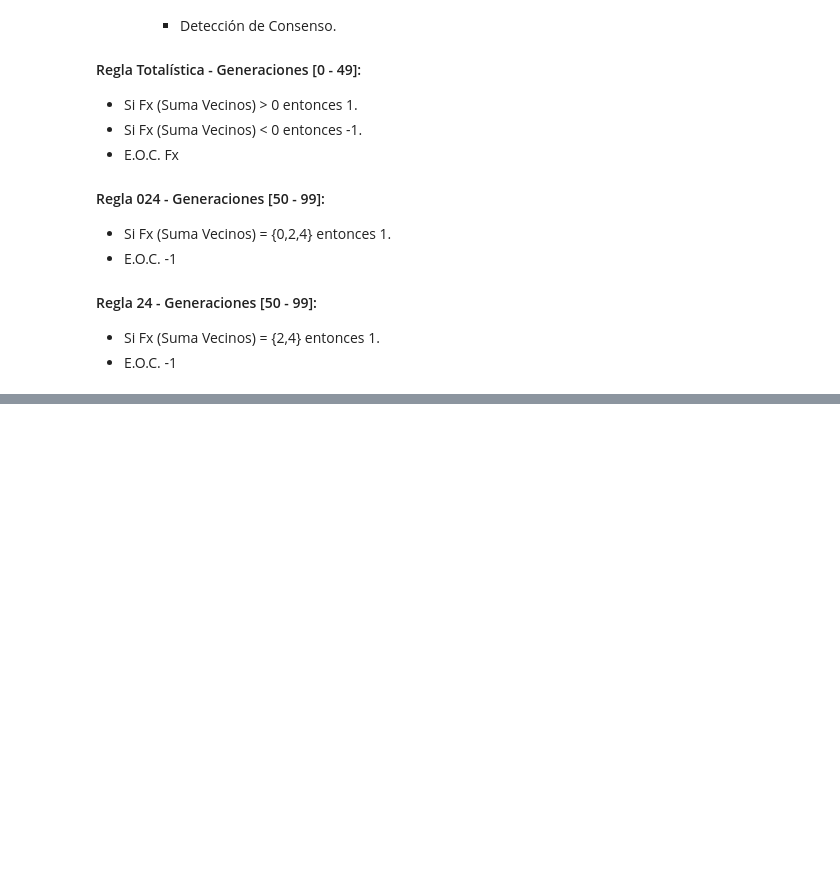
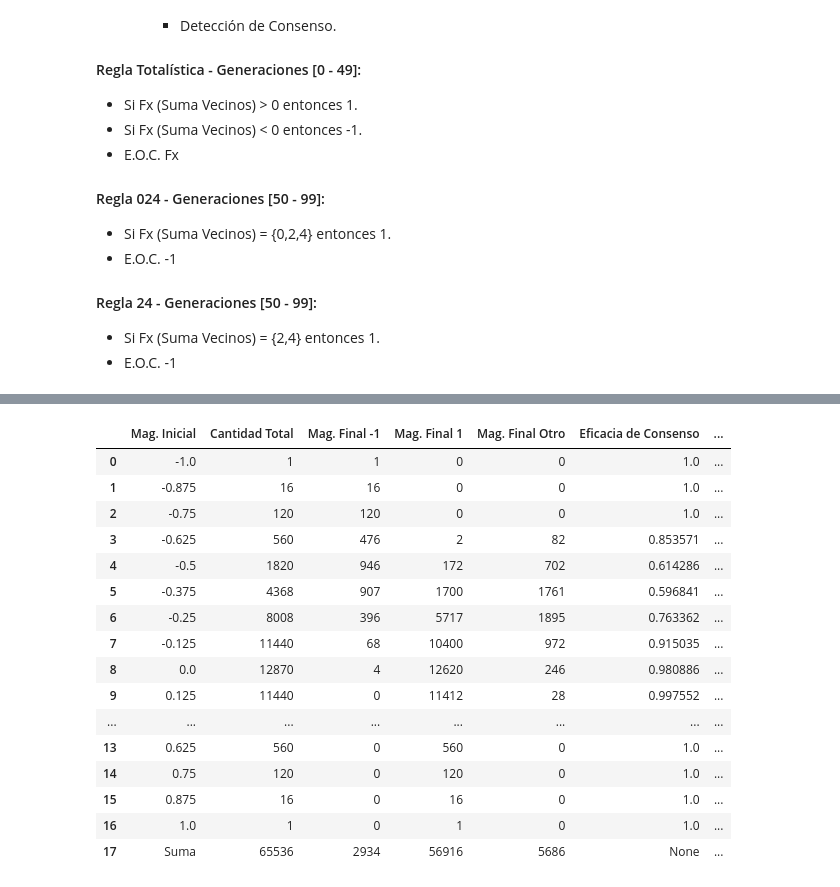
Before and after one commit to educarrascov/DISC_Complex, a Jupyter notebook: Script Prueba/4. Tarea Final/Pruebas Bidimensionales.ipynb, the cells around one changed output, grey strips where cells are left out. Drawn from its saved outputs; the diff is of its cells as text; code cells hidden in the pictures; blank space fills up the shorter version.

```diff
--- a/Script Prueba/4. Tarea Final/Pruebas Bidimensionales.ipynb
+++ b/Script Prueba/4. Tarea Final/Pruebas Bidimensionales.ipynb
@@ -3178,0 +4076,20 @@ for i, automata in enumerate(automatas_celulares):
+# %%
+tabla
+# %% [output]
+|  | Mag. Inicial | Cantidad Total | Mag. Final -1 | Mag. Final 1 | Mag. Final Otro | Eficacia de Consenso | ... |
+| 0 | -1.0 | 1 | 1 | 0 | 0 | 1.0 | ... |
+| 1 | -0.875 | 16 | 16 | 0 | 0 | 1.0 | ... |
+| 2 | -0.75 | 120 | 120 | 0 | 0 | 1.0 | ... |
+| 3 | -0.625 | 560 | 476 | 2 | 82 | 0.853571 | ... |
+| 4 | -0.5 | 1820 | 946 | 172 | 702 | 0.614286 | ... |
+| 5 | -0.375 | 4368 | 907 | 1700 | 1761 | 0.596841 | ... |
+| 6 | -0.25 | 8008 | 396 | 5717 | 1895 | 0.763362 | ... |
+| 7 | -0.125 | 11440 | 68 | 10400 | 972 | 0.915035 | ... |
+| 8 | 0.0 | 12870 | 4 | 12620 | 246 | 0.980886 | ... |
+| 9 | 0.125 | 11440 | 0 | 11412 | 28 | 0.997552 | ... |
+| ... | ... | ... | ... | ... | ... | ... | ... |
+| 13 | 0.625 | 560 | 0 | 560 | 0 | 1.0 | ... |
+| 14 | 0.75 | 120 | 0 | 120 | 0 | 1.0 | ... |
+| 15 | 0.875 | 16 | 0 | 16 | 0 | 1.0 | ... |
+| 16 | 1.0 | 1 | 0 | 1 | 0 | 1.0 | ... |
+| 17 | Suma | 65536 | 2934 | 56916 | 5686 | None | ... |
```
Also changed, not shown: parts of 24 cells of this notebook, 5 other files.
